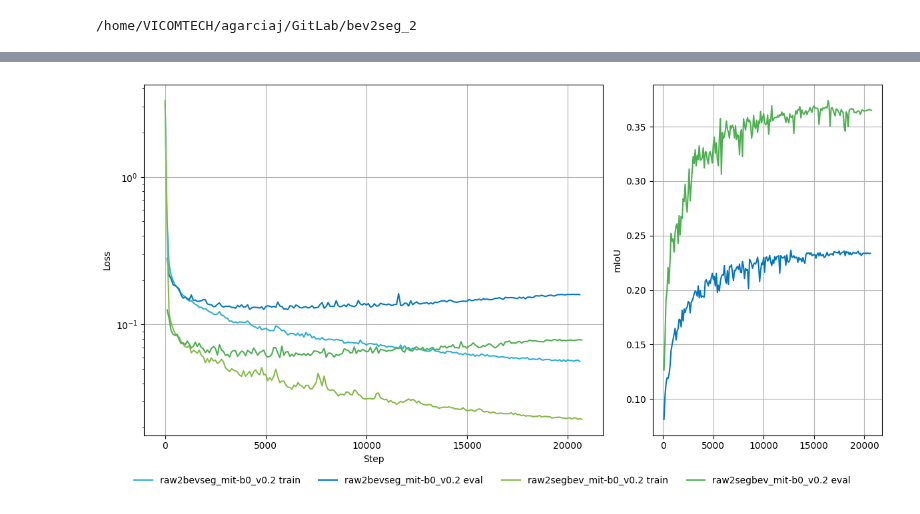
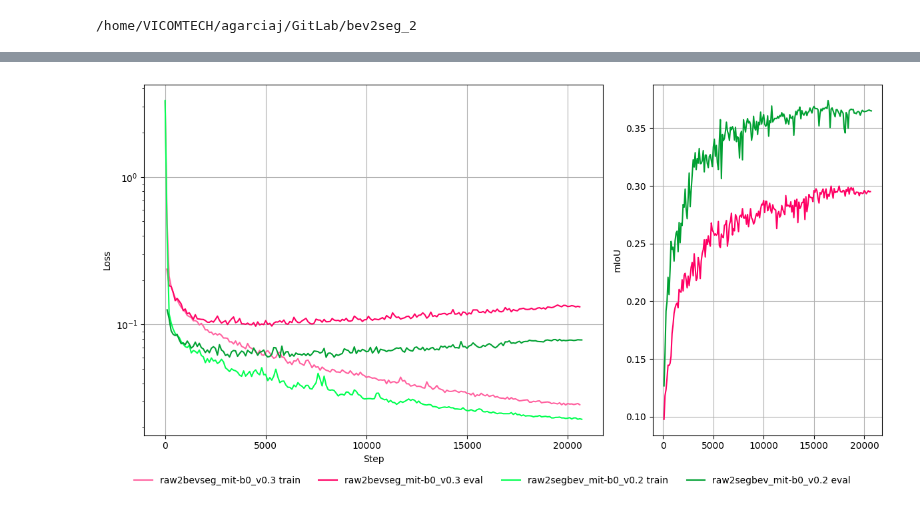
Before and after one commit to alanglk/BEV2Seg_2, a Jupyter notebook: notebooks/tensorboard_logs.ipynb, the cells around one changed output, grey strips where cells are left out. Saved outputs shown, nothing was run; the diff lists cells and outputs as text; code cells hidden in the pictures.

```diff
--- a/notebooks/tensorboard_logs.ipynb
+++ b/notebooks/tensorboard_logs.ipynb
@@ -79,26 +79,30 @@ def show_models_data(models_data:dict, selected_type:str = ""):
     print(f"LOADED DATA [{selected_type}]:\n {inf}\n")
 
 
-def plot_train_vs_eval_loss(models_data, model_name, colors:tuple = (COLOR_PALETTE[0], COLOR_PALETTE[7]), ax:Axis = None):
+def plot_train_vs_eval_loss(models_data, model_name, label_name:str=None, colors:tuple = (COLOR_PALETTE[0], COLOR_PALETTE[7]), ax:Axis = None):
+    label_name = model_name if label_name is None else label_name
+
     for tag, (steps, vals) in models_data[model_name].items():
         if tag == "train/loss":
             if ax is not None:
-                ax.plot(steps, vals, label=f"{model_name} train", color=colors[0])
+                ax.plot(steps, vals, label=f"{label_name} train", color=colors[0])
             else:
-                plt.plot(steps, vals, label=f"{model_name} train", color=colors[0])
+                plt.plot(steps, vals, label=f"{label_name} train", color=colors[0])
         if tag == "eval/loss":
             if ax is not None:
-                ax.plot(steps, vals, label=f"{model_name} eval", color=colors[1])
+                ax.plot(steps, vals, label=f"{label_name} eval", color=colors[1])
             else:
-                plt.plot(steps, vals, label=f"{model_name} eval", color=colors[1])
+                plt.plot(steps, vals, label=f"{label_name} eval", color=colors[1])
 
-def plot_mIoU(models_data, model_name, color = COLOR_PALETTE[0], ax:Axis = None):
+def plot_mIoU(models_data, model_name, label_name:str=None, color = COLOR_PALETTE[0], ax:Axis = None):
+    label_name = model_name if label_name is None else label_name
+
     for tag, (steps, vals) in models_data[model_name].items():
         if tag == "eval/mean_iou":
             if ax is not None:
-                ax.plot(steps, vals, label=f"{model_name}", color=color)
+                ax.plot(steps, vals, label=f"{label_name}", color=color)
             else:
-                plt.plot(steps, vals, label=f"{model_name}", color=color)
+                plt.plot(steps, vals, label=f"{label_name}", color=color)
 # %%
 bev_logs = load_models_data(MODELS_PATH, "bev")
 nu_logs = load_models_data(MODELS_PATH, "nu")
@@ -123,26 +139,26 @@ raw2segbev_mit-b0_v0.1    ['train/loss', 'train/learning_rate', 'eval/loss', 'ev
 # %%
 # WITHOUT DATA AUGMENTATION
 fig, axes = plt.subplots(1, 2, sharex=True, sharey=False, figsize=(12, 6),gridspec_kw={'width_ratios': [2, 1]} )
-plot_train_vs_eval_loss(bev_logs, "raw2bevseg_mit-b0_v0.2", colors = (COLOR_PALETTE[9], COLOR_PALETTE[7]), ax=axes[0])
-plot_train_vs_eval_loss(nu_logs, "raw2segbev_mit-b0_v0.2", colors = (COLOR_PALETTE[5], COLOR_PALETTE[4]), ax=axes[0])
-plot_mIoU(bev_logs, "raw2bevseg_mit-b0_v0.2", color = COLOR_PALETTE[7], ax=axes[1])
-plot_mIoU(nu_logs, "raw2segbev_mit-b0_v0.2", color = COLOR_PALETTE[4], ax=axes[1])
+plot_train_vs_eval_loss(bev_logs, "raw2bevseg_mit-b0_v0.3", colors = (COLOR_PALETTE[1], COLOR_PALETTE[0]), ax=axes[0])
+plot_train_vs_eval_loss(nu_logs, "raw2segbev_mit-b0_v0.2", colors = (COLOR_PALETTE[7], COLOR_PALETTE[6]), ax=axes[0])
+plot_mIoU(bev_logs, "raw2bevseg_mit-b0_v0.3", color = COLOR_PALETTE[0], ax=axes[1])
+plot_mIoU(nu_logs, "raw2segbev_mit-b0_v0.2", color = COLOR_PALETTE[6], ax=axes[1])
 
 handles, labels = axes[0].get_legend_handles_labels()
 fig.legend(handles, labels,loc='lower center',ncol=4,bbox_to_anchor=(0.5, -0.05),frameon=False)
 
 axes[0].set_xlabel("Step")
 axes[0].set_ylabel("Loss")
 axes[0].set_yscale('log')
 axes[0].grid(True)
 
 axes[1].set_ylabel("mIoU")
 axes[1].grid(True)
 
 plt.tight_layout()
 plt.show()
 # %% [output]
-[figure, old version]
+[figure, new version]
 # %%
 # WITH DATA AUGMENTATION
 plt.figure(figsize=(10, 6))
```
Also changed, not shown: parts of 4 cells of this notebook, 3 other files.
